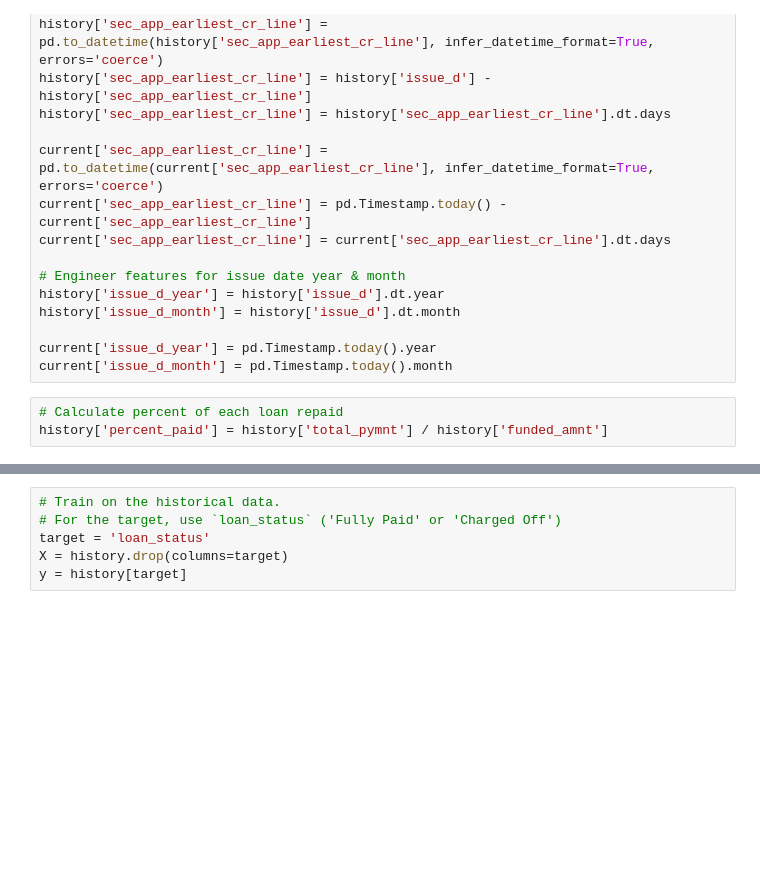
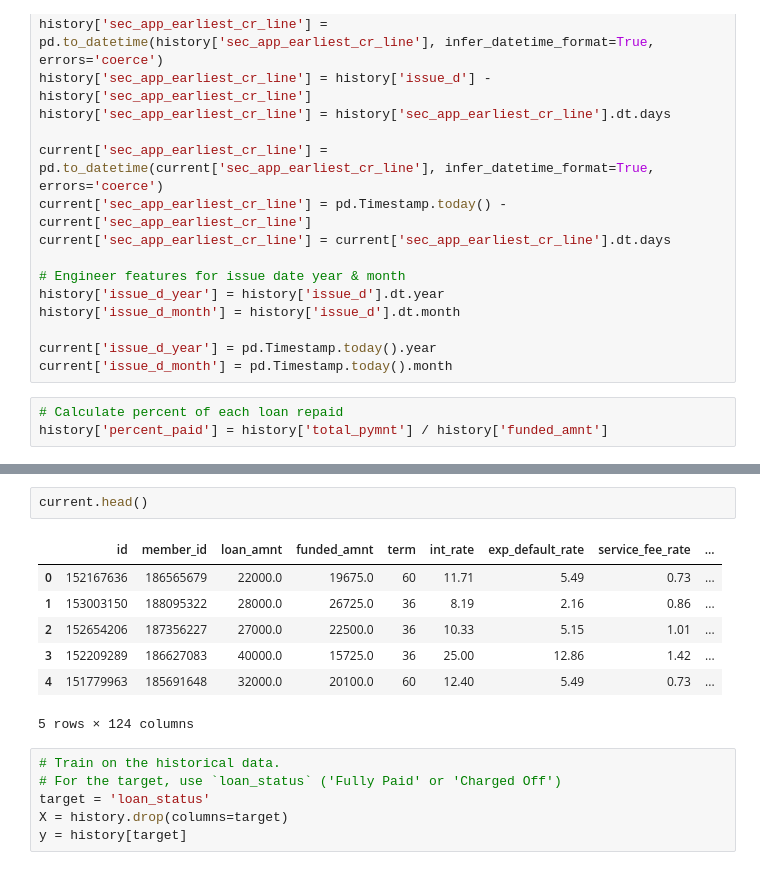
Before and after one commit to JimKing100/DS-Unit-2-Applied-Modeling, a Jupyter notebook: DS_Unit_2_Study_Guide.ipynb, the cells around one changed output, grey strips where cells are left out. Saved outputs shown, nothing was run; the diff lists cells and outputs as text; blank space fills up the shorter version.

```diff
--- a/DS_Unit_2_Study_Guide.ipynb
+++ b/DS_Unit_2_Study_Guide.ipynb
@@ -79,3 +89,13 @@ history['percent_paid'] = history['total_pymnt'] / history['funded_amnt']
+# %%
+current.head()
+# %% [output]
+|  | id | member_id | loan_amnt | funded_amnt | term | int_rate | exp_default_rate | service_fee_rate | ... |
+| 0 | 152167636 | 186565679 | 22000.0 | 19675.0 | 60 | 11.71 | 5.49 | 0.73 | ... |
+| 1 | 153003150 | 188095322 | 28000.0 | 26725.0 | 36 | 8.19 | 2.16 | 0.86 | ... |
+| 2 | 152654206 | 187356227 | 27000.0 | 22500.0 | 36 | 10.33 | 5.15 | 1.01 | ... |
+| 3 | 152209289 | 186627083 | 40000.0 | 15725.0 | 36 | 25.00 | 12.86 | 1.42 | ... |
+| 4 | 151779963 | 185691648 | 32000.0 | 20100.0 | 60 | 12.40 | 5.49 | 0.73 | ... |
+5 rows × 124 columns
 # %%
 # Train on the historical data.
 # For the target, use `loan_status` ('Fully Paid' or 'Charged Off')
```
Also changed, not shown: parts of 10 cells of this notebook.
